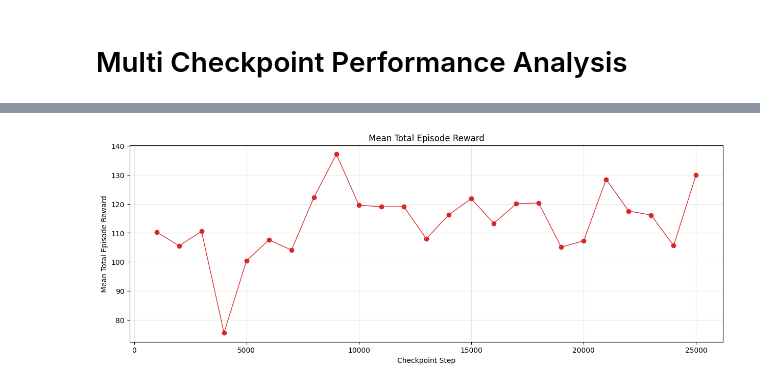
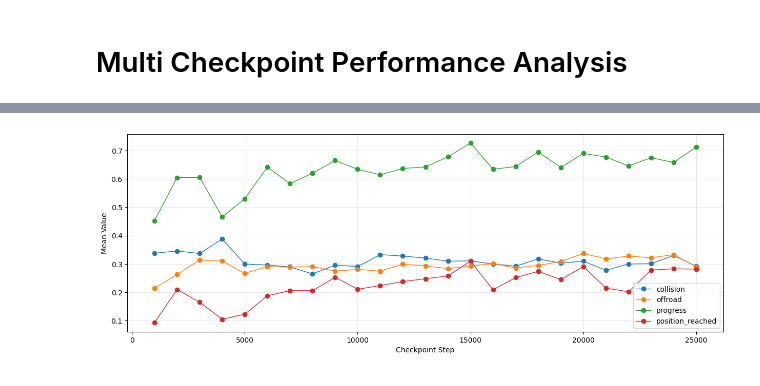
Before and after one commit to safehold17/Implicit-CL, a Jupyter notebook: evaluation/multi_checkpoint_performance_analysis.ipynb, the cells around one changed output, grey strips where cells are left out. Drawn from its saved outputs; the diff is of its cells as text; code cells hidden in the pictures.

```diff
--- a/evaluation/multi_checkpoint_performance_analysis.ipynb
+++ b/evaluation/multi_checkpoint_performance_analysis.ipynb
@@ -2,7 +2,8 @@
 # Multi Checkpoint Performance Analysis
 # %%
 from pathlib import Path
-import re
 
 import matplotlib.pyplot as plt
 import pandas as pd
+
+METRIC_COLUMNS = ["collision", "offroad", "progress", "position_reached"]
@@ -105,17 +95,4 @@ plt.show()
-# %%
-fig, ax = plt.subplots(figsize=(15, 5))
-ax.plot(
-    summary_df["checkpoint"],
-    summary_df["total_episode_reward"],
-    marker="o",
-    linewidth=1,
-    color="tab:red",
-)
-
-ax.set_title("Mean Total Episode Reward")
-ax.set_xlabel("Checkpoint Step")
-ax.set_ylabel("Mean Total Episode Reward")
-ax.grid(True, alpha=0.3)
-plt.show()
-# %% [output]
-[figure, removed]
+# %%
+plot_metric_curves(summary_df, METRIC_COLUMNS)
+# %% [output]
+[figure, added]
```
Also changed, not shown: parts of 5 cells of this notebook, 4 other files.
